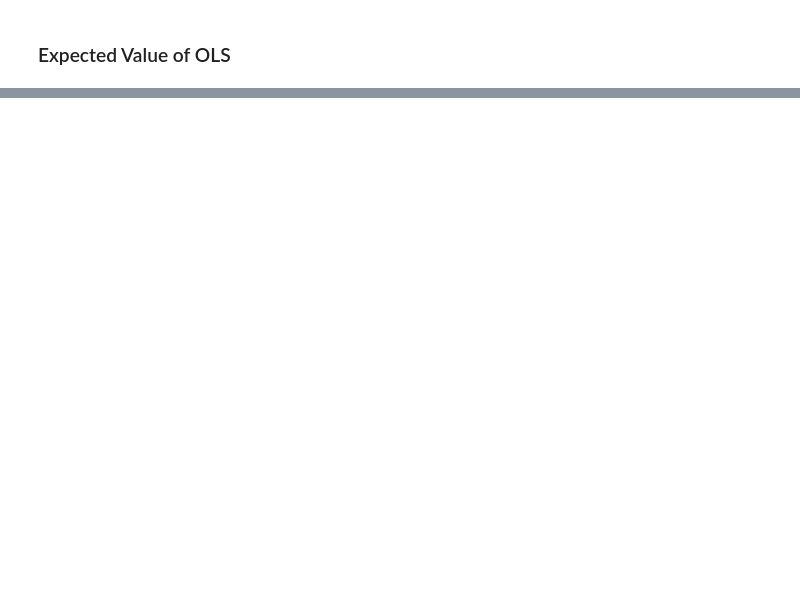
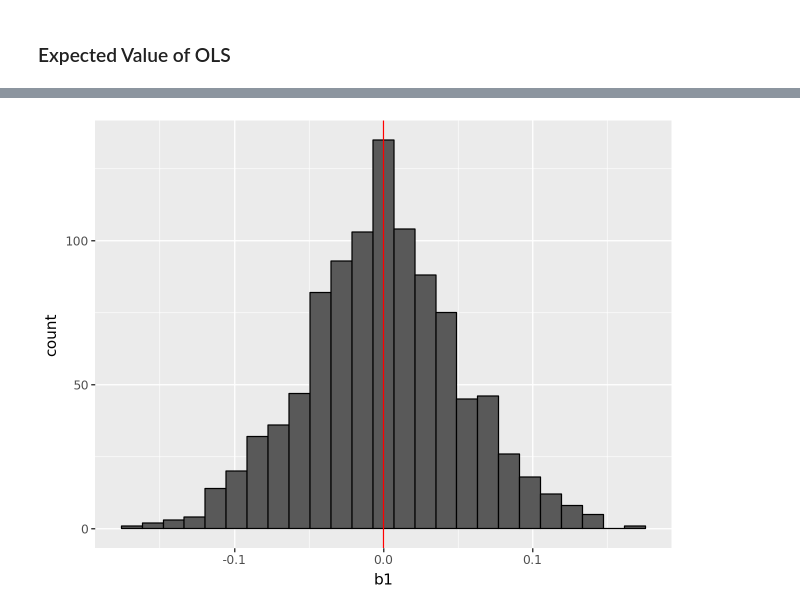
Before and after one commit to vaibrainium/Causal-Inference-The-Mixtape, a Jupyter notebook: notebooks/chapter-2.ipynb, the cells around one changed output, grey strips where cells are left out. Drawn from its saved outputs; the diff is of its cells as text; code cells hidden in the pictures; blank space fills up the shorter version.

```diff
--- a/notebooks/chapter-2.ipynb
+++ b/notebooks/chapter-2.ipynb
@@ -191,0 +325,11 @@ Mean of beta estimates: 2.000616976024828
+# %%
+
+# Simulation clustered SE
+sim_params = [.4, 0] # beta1 = 0: no effect of x on y
+sim_nocluster = run_cluster_sim(n_sims=1000, param = sim_params, cluster_robust = False)
+
+p.ggplot(sim_nocluster, p.aes('b1')) +  p.geom_histogram(color = 'black') +  p.geom_vline(xintercept = sim_params[1], color = 'red')
+
+# 1 - sum(sim_nocluster.param_caught)/sim_nocluster.shape[0]
+# %% [output]
+[figure, added]
```
Also changed, not shown: parts of 22 cells of this notebook.
